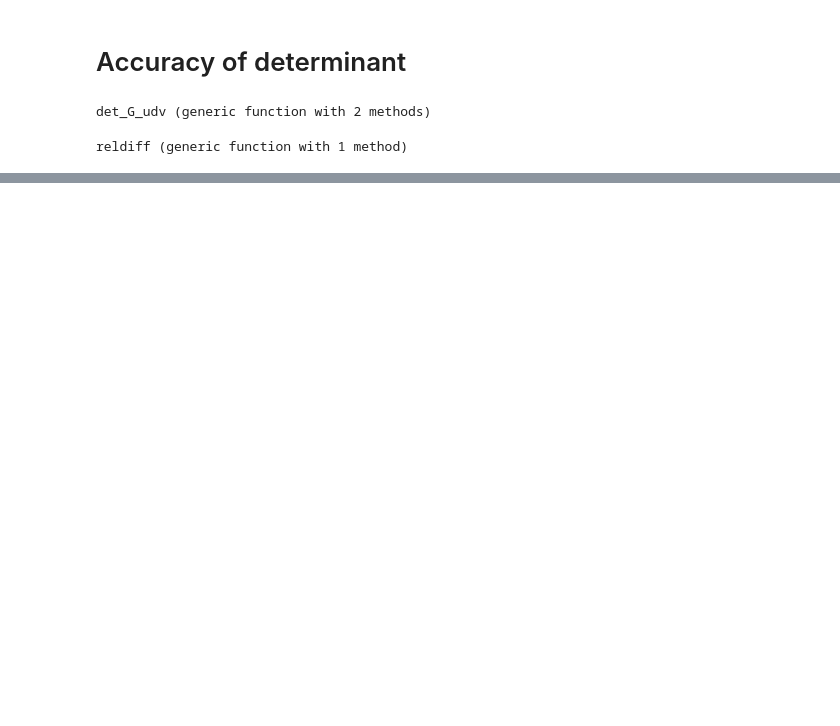
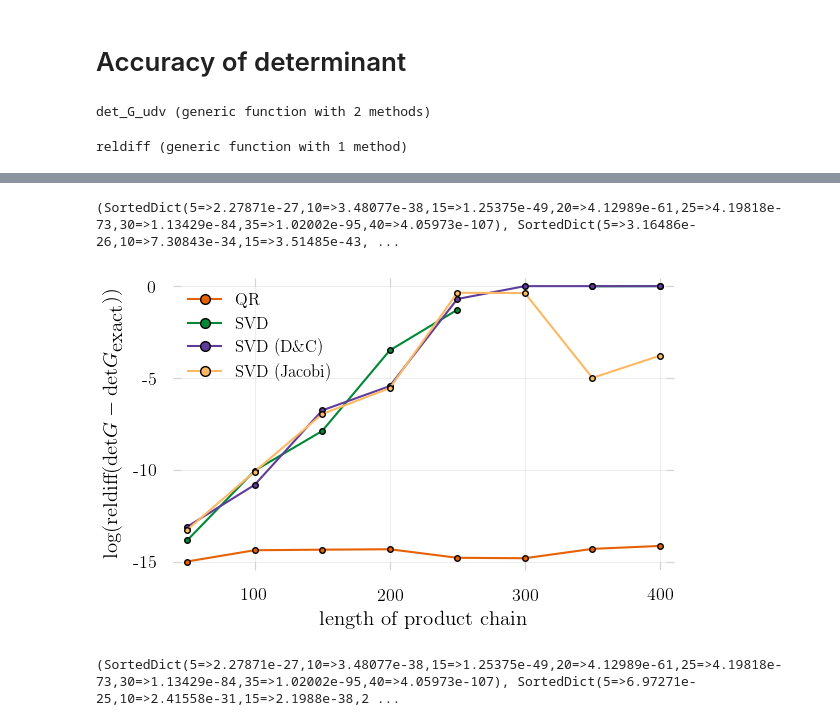
Before and after one commit to carstenbauer/StableDQMC.jl, a Jupyter notebook: notebooks/accuracy.ipynb, the cells around one changed output, grey strips where cells are left out. Cells and saved outputs as stored; diff of their text form; code cells hidden in the pictures; blank space fills up the shorter version.

```diff
--- a/notebooks/accuracy.ipynb
+++ b/notebooks/accuracy.ipynb
@@ -248,7 +250,7 @@ savefig("naive_vs_stable_db64.pdf")
 # Accuracy after inversion (Green's function)
 # %%
 Bbig = BigFloat.(B)
-N = 50
+N = 400
 
 setprecision(1000) do
     global U_genericsvd, D_genericsvd, X_genericsvd = StableDQMC.calc_product_chain_stabilized(Bbig, N, genericsvd);
@@ -428,0 +653,23 @@ absdiff(det_gesvj, det_exact) = 1.1889032147090214975453230784500226645813898755
+# %%
+Δs_abs_qr, Δs_abs_gesvd, Δs_abs_gesdd, Δs_abs_gesvj,
+Δs_rel_qr, Δs_rel_gesvd, Δs_rel_gesdd, Δs_rel_gesvj = accuracy_determinant(B)
+# %% [output]
+(SortedDict(5=>2.27871e-27,10=>3.48077e-38,15=>1.25375e-49,20=>4.12989e-61,25=>4.19818e-73,30=>1.13429e-84,35=>1.02002e-95,40=>4.05973e-107), SortedDict(5=>3.16486e-26,10=>7.30843e-34,15=>3.51485e-43, ...
+# %%
+betas = collect(keys(Δs_rel_qr)) .* 10
+p = plot(betas, log.(10, values(Δs_rel_qr)), color="#E66101", marker=:dot, label="QR")
+plot!(betas, log.(10, values(Δs_rel_gesvd)), color="#008837", marker=:dot, label="SVD")
+plot!(betas, log.(10, values(Δs_rel_gesdd)), color="#5E3C99", marker=:dot, label="SVD (D\\&C)")
+plot!(betas, log.(10, values(Δs_rel_gesvj)), color="#FDB863", marker=:dot, label="SVD (Jacobi)")
+
+xlabel!("length of product chain")
+ylabel!(L"\log(\textrm{reldiff}(\textrm{det}G - \textrm{det}G_{\textrm{exact}}))")
+# ylims!(0., 1e-3)
+savefig("accuracy_det_svd_regularinv.pdf")
+# %% [output]
+[figure, added]
+# %%
+Δs_abs_qr, Δs_abs_gesvd, Δs_abs_gesdd, Δs_abs_gesvj,
+Δs_rel_qr, Δs_rel_gesvd, Δs_rel_gesdd, Δs_rel_gesvj = accuracy_determinant(B, svdinversion=det_G_udv_scalettar)
+# %% [output]
+(SortedDict(5=>2.27871e-27,10=>3.48077e-38,15=>1.25375e-49,20=>4.12989e-61,25=>4.19818e-73,30=>1.13429e-84,35=>1.02002e-95,40=>4.05973e-107), SortedDict(5=>6.97271e-25,10=>2.41558e-31,15=>2.1988e-38,2 ...
```
Also changed, not shown: parts of 38 cells of this notebook, 10 other files.
